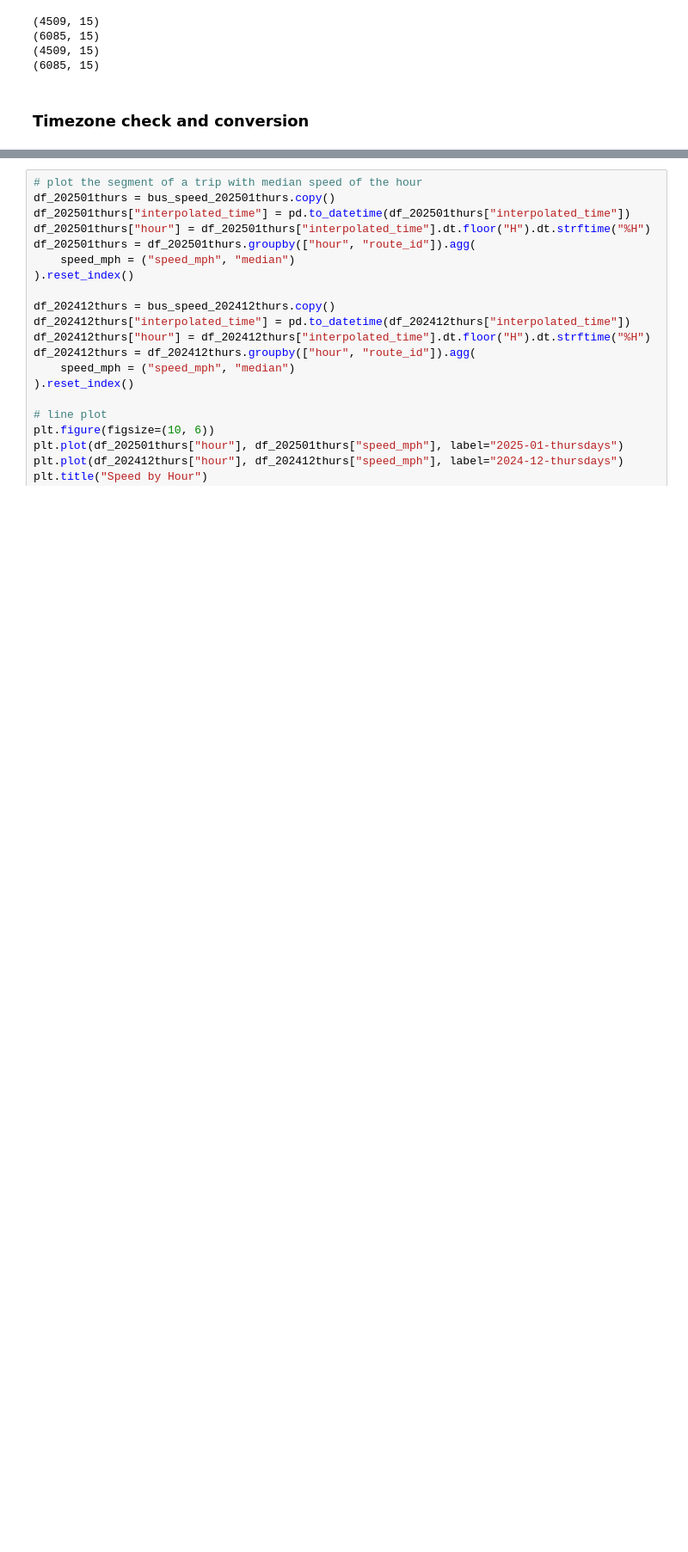
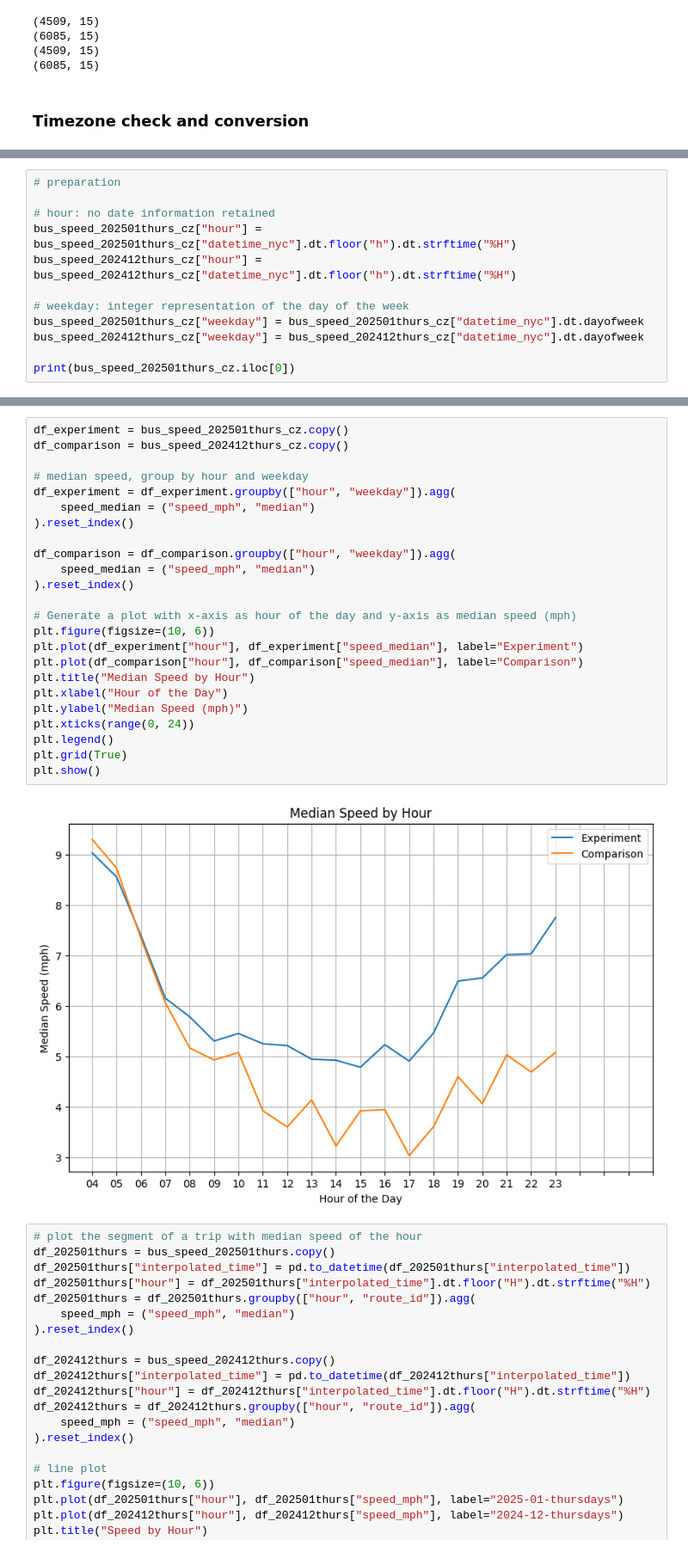
Before and after one commit to Cornell-Tech-Urban-Tech-Hub/gtfs-realtime-performance, a Jupyter notebook: notebooks/congestionPricing_bus_speed.ipynb, the cells around one changed output, grey strips where cells are left out. Shown: that part at 86% size. Saved outputs shown, nothing was run; the diff lists cells and outputs as text; blank space fills up the shorter version.

Commit message:
visualization of speed by hour

```diff
--- a/notebooks/congestionPricing_bus_speed.ipynb
+++ b/notebooks/congestionPricing_bus_speed.ipynb
@@ -352,0 +381,12 @@ bus_speed_202501thurs_cz = convert_to_nyc_time(bus_speed_202501thurs_cz)
+# %%
+# preparation
+
+# hour: no date information retained
+bus_speed_202501thurs_cz["hour"] = bus_speed_202501thurs_cz["datetime_nyc"].dt.floor("h").dt.strftime("%H")
+bus_speed_202412thurs_cz["hour"] = bus_speed_202412thurs_cz["datetime_nyc"].dt.floor("h").dt.strftime("%H")
+
+# weekday: integer representation of the day of the week
+bus_speed_202501thurs_cz["weekday"] = bus_speed_202501thurs_cz["datetime_nyc"].dt.dayofweek
+bus_speed_202412thurs_cz["weekday"] = bus_speed_202412thurs_cz["datetime_nyc"].dt.dayofweek
+
+print(bus_speed_202501thurs_cz.iloc[0])
@@ -353,3 +415,29 @@ bus_speed_202501thurs_cz = convert_to_nyc_time(bus_speed_202501thurs_cz)
+# %%
+df_experiment = bus_speed_202501thurs_cz.copy()
+df_comparison = bus_speed_202412thurs_cz.copy()
+
+# median speed, group by hour and weekday
+df_experiment = df_experiment.groupby(["hour", "weekday"]).agg(
+    speed_median = ("speed_mph", "median")
+).reset_index()
+
+df_comparison = df_comparison.groupby(["hour", "weekday"]).agg(
+    speed_median = ("speed_mph", "median")
+).reset_index()
+
+# Generate a plot with x-axis as hour of the day and y-axis as median speed (mph)
+plt.figure(figsize=(10, 6))
+plt.plot(df_experiment["hour"], df_experiment["speed_median"], label="Experiment")
+plt.plot(df_comparison["hour"], df_comparison["speed_median"], label="Comparison")
+plt.title("Median Speed by Hour")
+plt.xlabel("Hour of the Day")
+plt.ylabel("Median Speed (mph)")
+plt.xticks(range(0, 24))
+plt.legend()
+plt.grid(True)
+plt.show()
+# %% [output]
+[figure, added]
 # %%
 # plot the segment of a trip with median speed of the hour
 df_202501thurs = bus_speed_202501thurs.copy()
```
Also changed, not shown: parts of 7 cells of this notebook, 1 other file.
